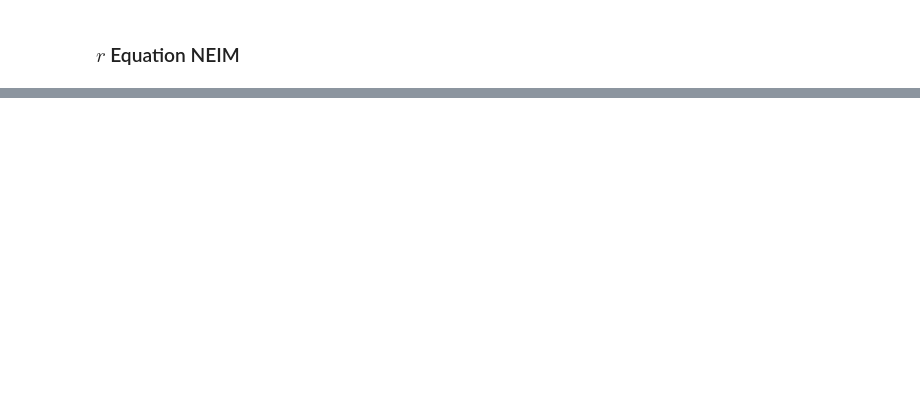
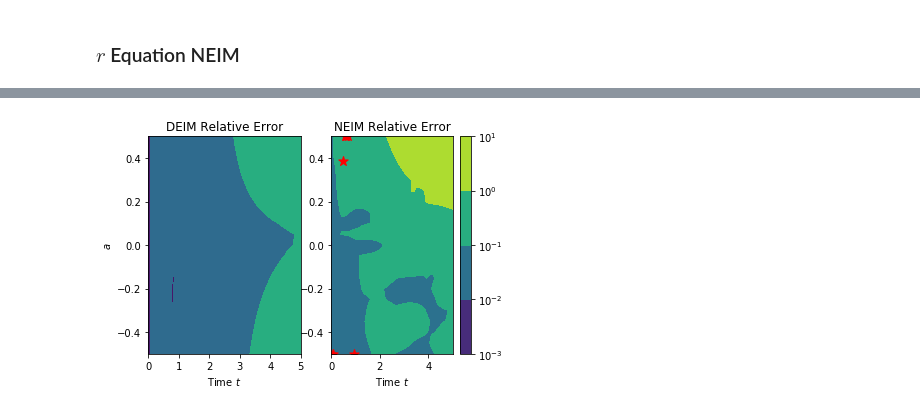
Before and after one commit to maxhirsch/NEIM, a Jupyter notebook: NEIM2.ipynb, the cells around one changed output, grey strips where cells are left out. Drawn from its saved outputs; the diff is of its cells as text; code cells hidden in the pictures; blank space fills up the shorter version.

```diff
--- a/NEIM2.ipynb
+++ b/NEIM2.ipynb
@@ -294,0 +385,15 @@ f_NEIM[100, 100], NR_NEIM(np.array([0.0, 0.5, -0.5, 2]), ro_sols[100])
+# %%
+a_list = np.arange(-0.5, 0.55, 0.05)
+error_deim_contour = []
+error_neim_contour = []
+for a in a_list:
+    error_deim_contour.append([])
+    error_neim_contour.append([])
+
+    Q1_, Q2_, r_, Q1_deim, Q2_deim, r_deim, Q1_neim, Q2_neim, r_neim = solve_deim_neim(a)
+
+    for i, t in enumerate(tVals):
+        error_deim_contour[-1].append(np.linalg.norm(Q1_[i] - (U_Q1 @ Q1_deim.T).T[i]) / np.linalg.norm(Q1_[i]))
+        error_neim_contour[-1].append(np.linalg.norm(Q1_[i] - (U_Q1 @ Q1_neim.T).T[i]) / np.linalg.norm(Q1_[i]))
+
+a_contour, time_contour = np.meshgrid(tVals, a_list)
@@ -294,0 +421,19 @@ f_NEIM[100, 100], NR_NEIM(np.array([0.0, 0.5, -0.5, 2]), ro_sols[100])
+# %%
+fig, ax = plt.subplots(1, 2)
+
+ax[0].contourf(a_contour, time_contour, error_deim_contour, locator=ticker.LogLocator(), vmin=np.min(error_deim_contour), vmax=np.max(error_neim_contour))
+ax[0].set_xlabel("Time $t$")
+ax[0].set_ylabel("$a$")
+ax[0].set_title("DEIM Relative Error")
+
+cs = ax[1].contourf(a_contour, time_contour, error_neim_contour, locator=ticker.LogLocator())
+ax[1].set_xlabel("Time $t$")
+ax[1].set_title("NEIM Relative Error")
+ax[1].set_xlabel("Time $t$")
+ax[1].scatter(np.array([9, 10, 0, 11, 15, 1, 8])*dt, np.array([0.5, 0.5, -0.5, 0.5, -0.5, -0.5, 0.388888888888]), s=100, color='r', marker="*")
+ax[1].set_xlim(ax[0].get_xlim())
+ax[1].set_ylim(ax[0].get_ylim())
+plt.colorbar(cs)
+plt.show()
+# %% [output]
+[figure, added]
```
Also changed, not shown: parts of 34 cells of this notebook, 3 other files.
